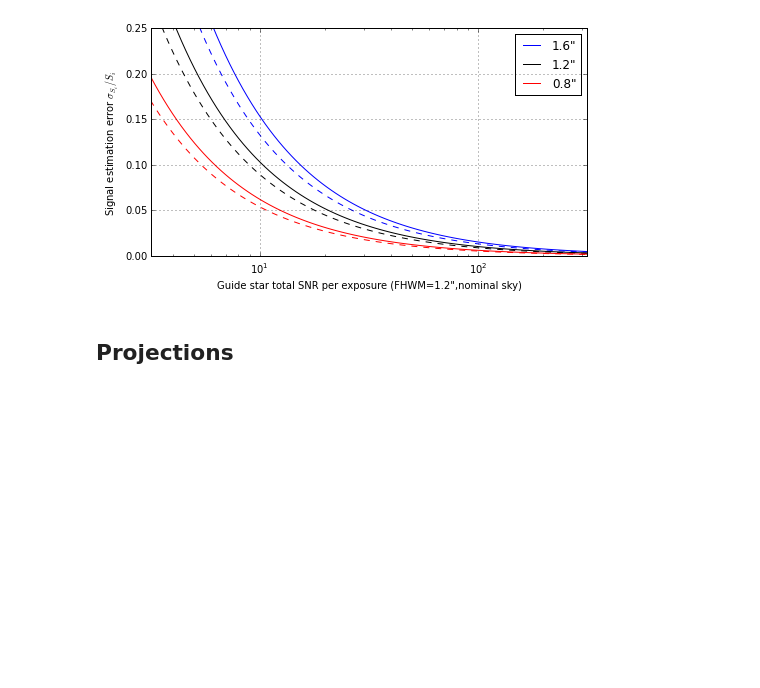
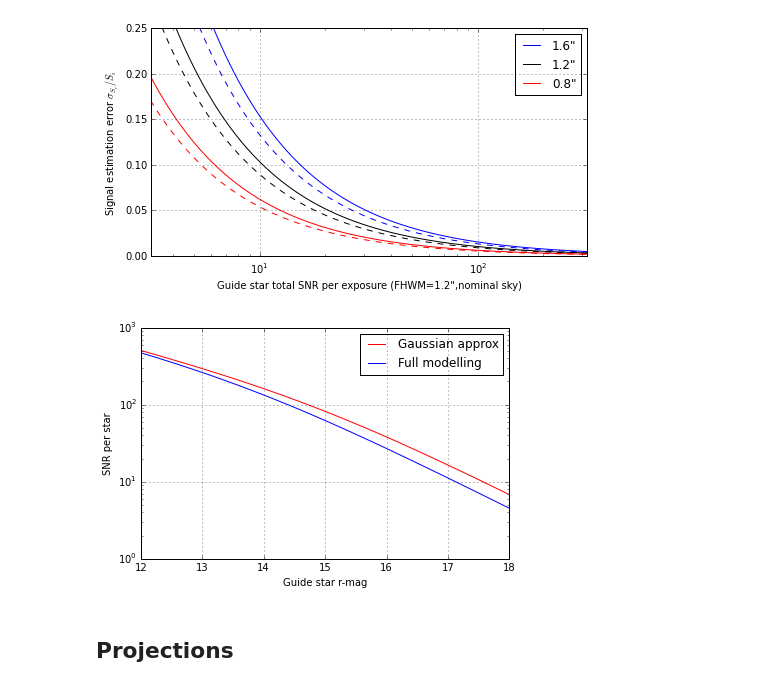
Before and after one commit to desihub/desietcproto, a Jupyter notebook: doc/nb/ETC Calculator.ipynb, the cells around one changed output. Cells and saved outputs as stored; diff of their text form; code cells hidden in the pictures; blank space fills up the shorter version.

```diff
--- a/doc/nb/ETC Calculator.ipynb
+++ b/doc/nb/ETC Calculator.ipynb
@@ -677,5 +713,5 @@ def gaussian_fiber_acceptance(psf_fwhm_arcsec,rms_jitter_arcsec=0.1,fiber_diamet
 # %%
-def gaussian_error_fraction(snr,psf_fwhm_arcsec,rms_jitter_arcsec=0.1,fiber_diameter_arcsec=1.46,w0=1.0):
+def gaussian_error_fraction(snr,psf_fwhm_arcsec,rms_jitter_arcsec=0.1,fiber_diameter_arcsec=1.46):
     twolog2 = 2*np.log(2)
     w_sq = psf_fwhm_arcsec**2
     w_tot_sq = w_sq + 4*twolog2*rms_jitter_arcsec**2
@@ -721,5 +757,33 @@ plot_gaussian_sig_error()#'sig.pdf')
 # %% [output]
 [figure]
+# %%
+def plot_sig_error_comparison(save=None):
+    w0 = 1.2 # arcsec
+    rmag = np.linspace(12,18,100)
+    snrl, snr0l=[],[]
+    for r in rmag:
+        partials,cov,snr0,snr = gfa.observe(t,r_mag=r,ROI_size=20,verbose=0)
+        snrl.append(snr)
+        snr0l.append(snr0)
+
+    snr=array(snrl)
+    snr0=array(snr0l)
+    frac = gaussian_error_fraction(snr0,psf_fwhm_arcsec=1)
+    plt.plot(rmag,1/frac,'r',label='Gaussian approx')
+    plt.plot(rmag,snr,'b',label='Full modelling')
+    plt.semilogy()
+    plt.legend()
+    plt.xlabel('Guide star r-mag')
+    plt.ylabel('SNR per star')
+
+    plt.grid()
+    plt.tight_layout()
+    if save:
+        plt.savefig(save)
+
+plot_sig_error_comparison()
+# %% [output]
+[figure, added]
 # %% [markdown]
 ## Projections
 # %%
```
Also changed, not shown: parts of 14 cells of this notebook.
